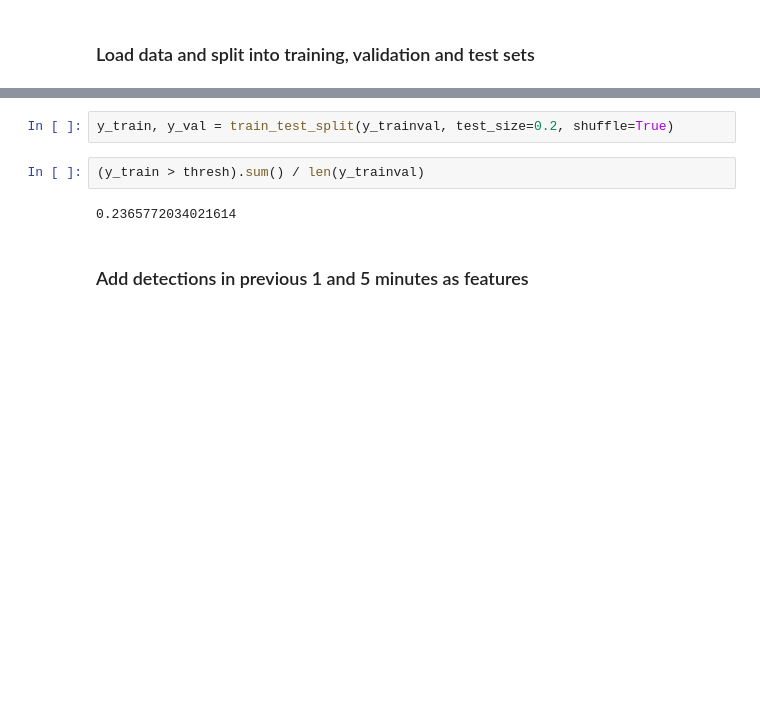
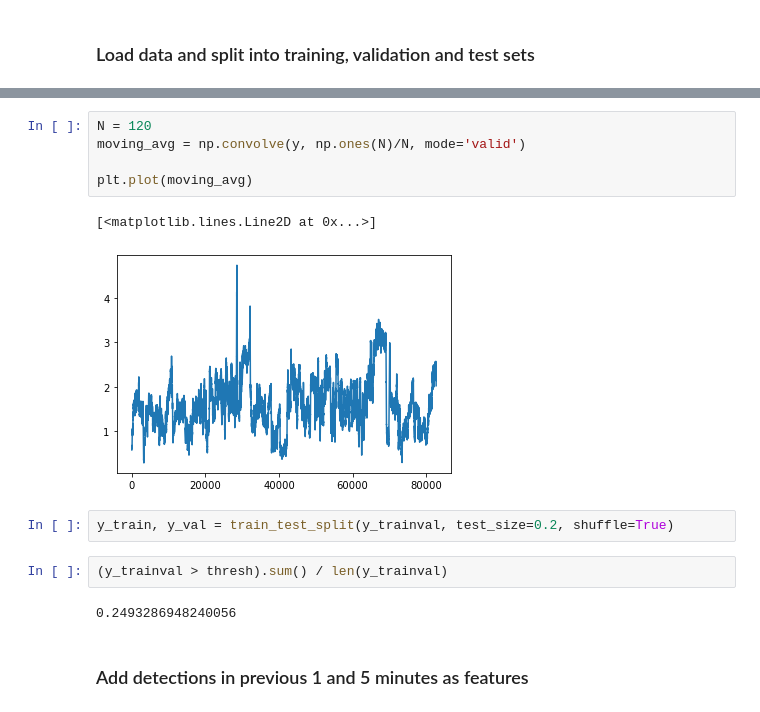
Before and after one commit to norrisjamie23/forecasting-epileptic-discharges, a Jupyter notebook: IED_forecasting.ipynb, the cells around one changed output, grey strips where cells are left out. Saved outputs shown, nothing was run; the diff lists cells and outputs as text; blank space fills up the shorter version.

```diff
--- a/IED_forecasting.ipynb
+++ b/IED_forecasting.ipynb
@@ -47,9 +71,17 @@ y_trainval, y_test = y[:-7200], y[-3600:]
+# %%
+N = 120
+moving_avg = np.convolve(y, np.ones(N)/N, mode='valid')
+
+plt.plot(moving_avg)
+# %% [output]
+[<matplotlib.lines.Line2D at 0x...>]
+[figure, added]
 # %%
 y_train, y_val = train_test_split(y_trainval, test_size=0.2, shuffle=True)
 # %%
-(y_train > thresh).sum() / len(y_trainval)
+(y_trainval > thresh).sum() / len(y_trainval)
 # %% [output]
-0.2365772034021614
+0.2493286948240056
 # %% [markdown]
 ### Add detections in previous 1 and 5 minutes as features
 # %%
```
Also changed, not shown: parts of 14 cells of this notebook.
